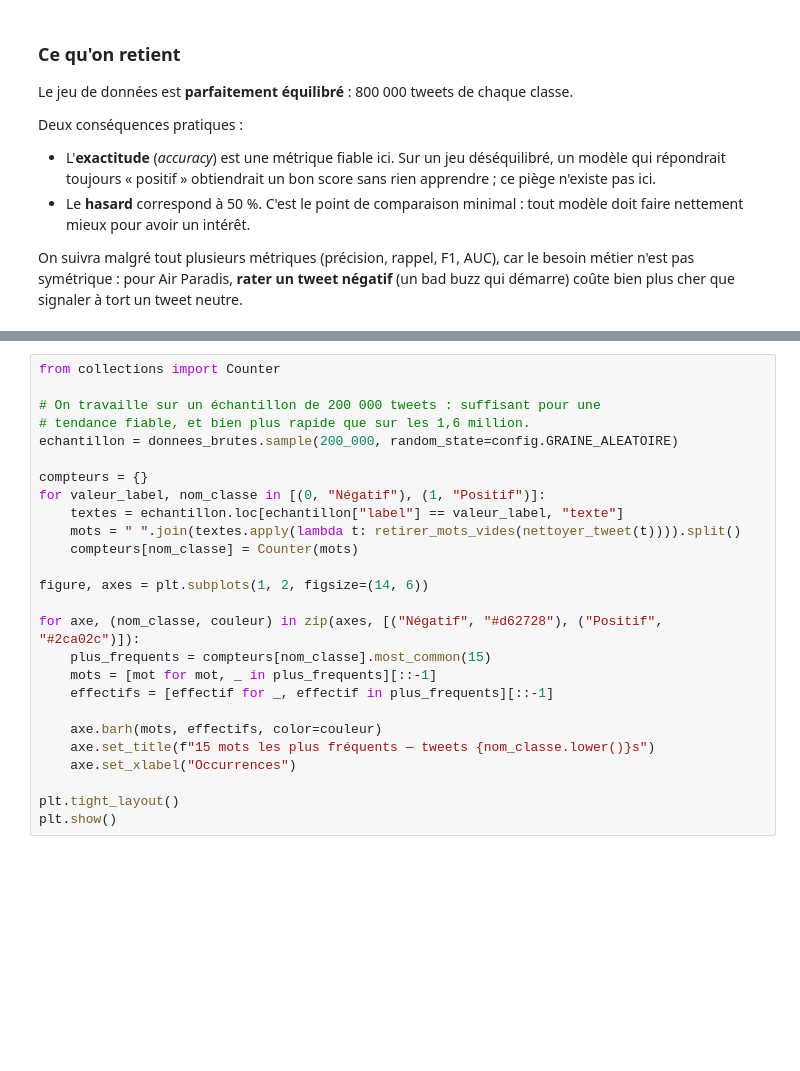
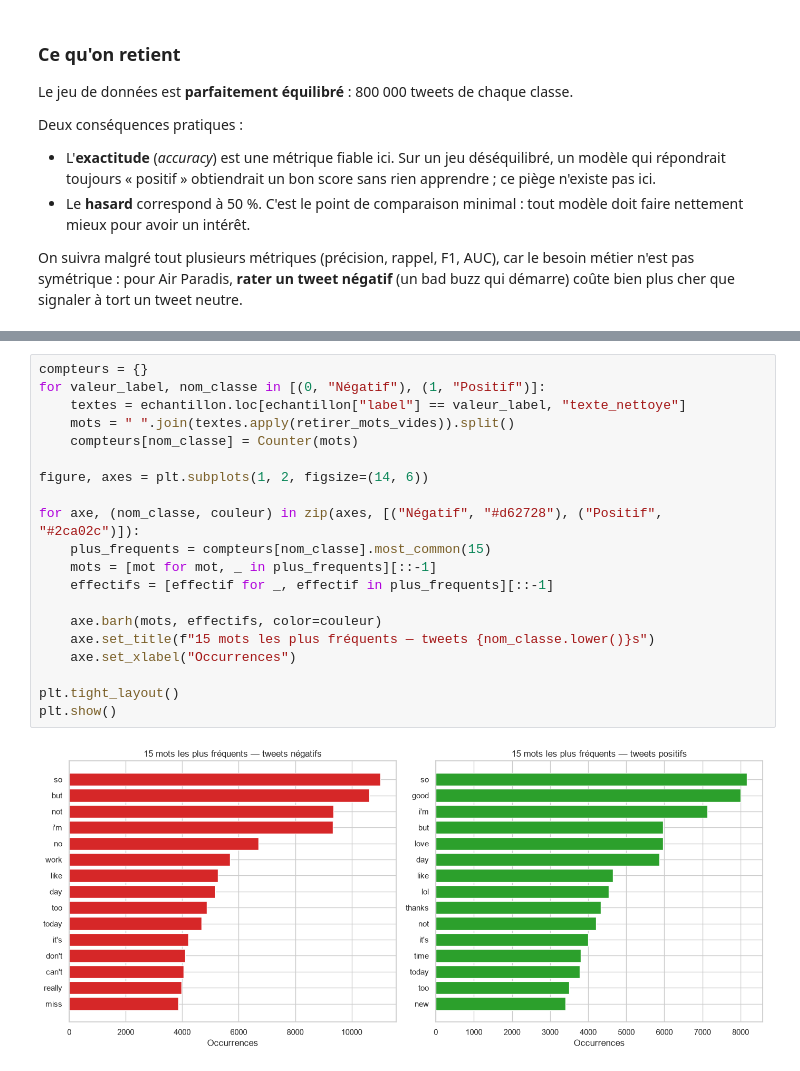
Before and after one commit to Dimitriwts/projet7-analyse-sentiments, a Jupyter notebook: notebooks/01_exploration_donnees.ipynb, the cells around one changed output, grey strips where cells are left out. Saved outputs shown, nothing was run; the diff lists cells and outputs as text; blank space fills up the shorter version.

```diff
--- a/notebooks/01_exploration_donnees.ipynb
+++ b/notebooks/01_exploration_donnees.ipynb
@@ -215,28 +382,24 @@ serait condamné d'avance et il faudrait passer directement aux approches contex
 # %%
-from collections import Counter
-
-# On travaille sur un échantillon de 200 000 tweets : suffisant pour une
-# tendance fiable, et bien plus rapide que sur les 1,6 million.
-echantillon = donnees_brutes.sample(200_000, random_state=config.GRAINE_ALEATOIRE)
-
 compteurs = {}
 for valeur_label, nom_classe in [(0, "Négatif"), (1, "Positif")]:
-    textes = echantillon.loc[echantillon["label"] == valeur_label, "texte"]
-    mots = " ".join(textes.apply(lambda t: retirer_mots_vides(nettoyer_tweet(t)))).split()
+    textes = echantillon.loc[echantillon["label"] == valeur_label, "texte_nettoye"]
+    mots = " ".join(textes.apply(retirer_mots_vides)).split()
     compteurs[nom_classe] = Counter(mots)
 
 figure, axes = plt.subplots(1, 2, figsize=(14, 6))
 
 for axe, (nom_classe, couleur) in zip(axes, [("Négatif", "#d62728"), ("Positif", "#2ca02c")]):
     plus_frequents = compteurs[nom_classe].most_common(15)
     mots = [mot for mot, _ in plus_frequents][::-1]
     effectifs = [effectif for _, effectif in plus_frequents][::-1]
 
     axe.barh(mots, effectifs, color=couleur)
     axe.set_title(f"15 mots les plus fréquents — tweets {nom_classe.lower()}s")
     axe.set_xlabel("Occurrences")
 
 plt.tight_layout()
 plt.show()
+# %% [output]
+[figure, added]
 # %%
 # Mots les plus DISCRIMINANTS : présents dans une classe et rares dans l'autre.
```
Also changed, not shown: parts of 32 cells of this notebook, 3 other files.
